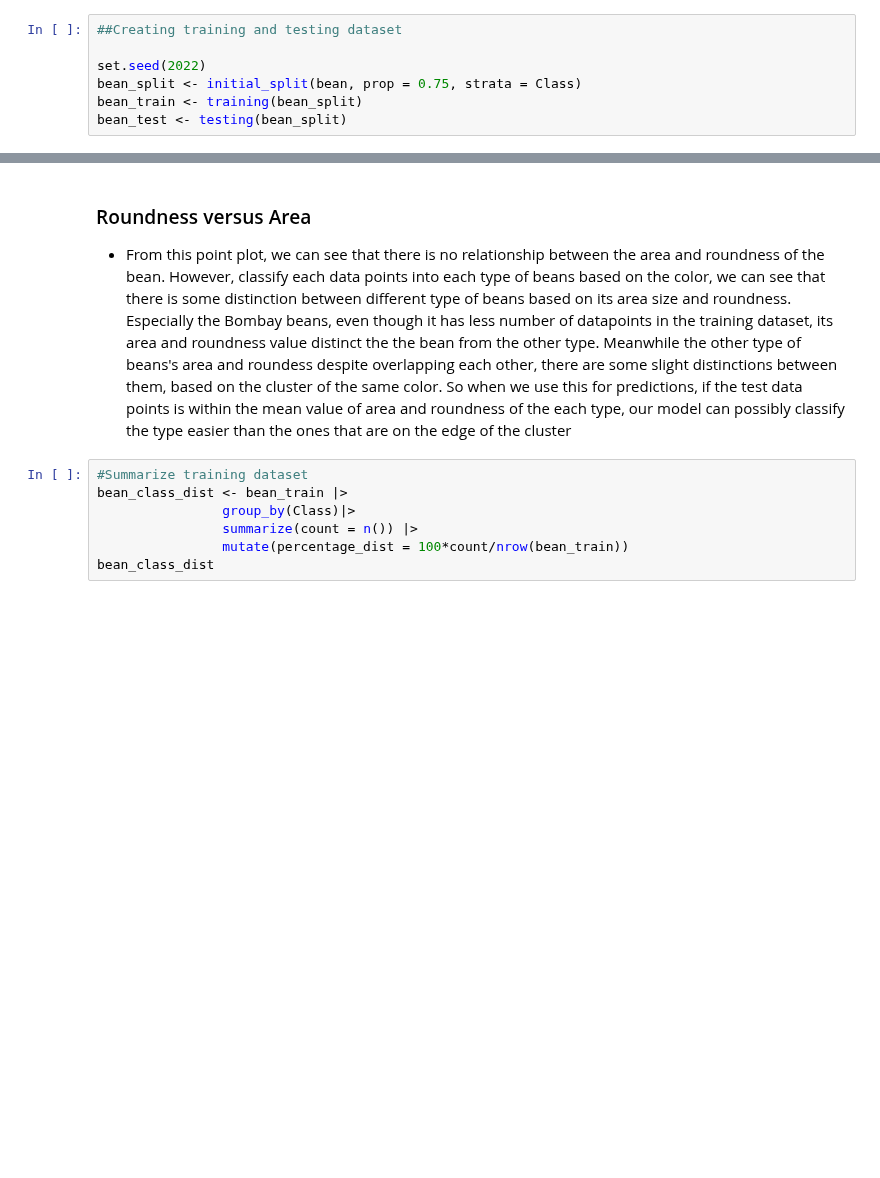
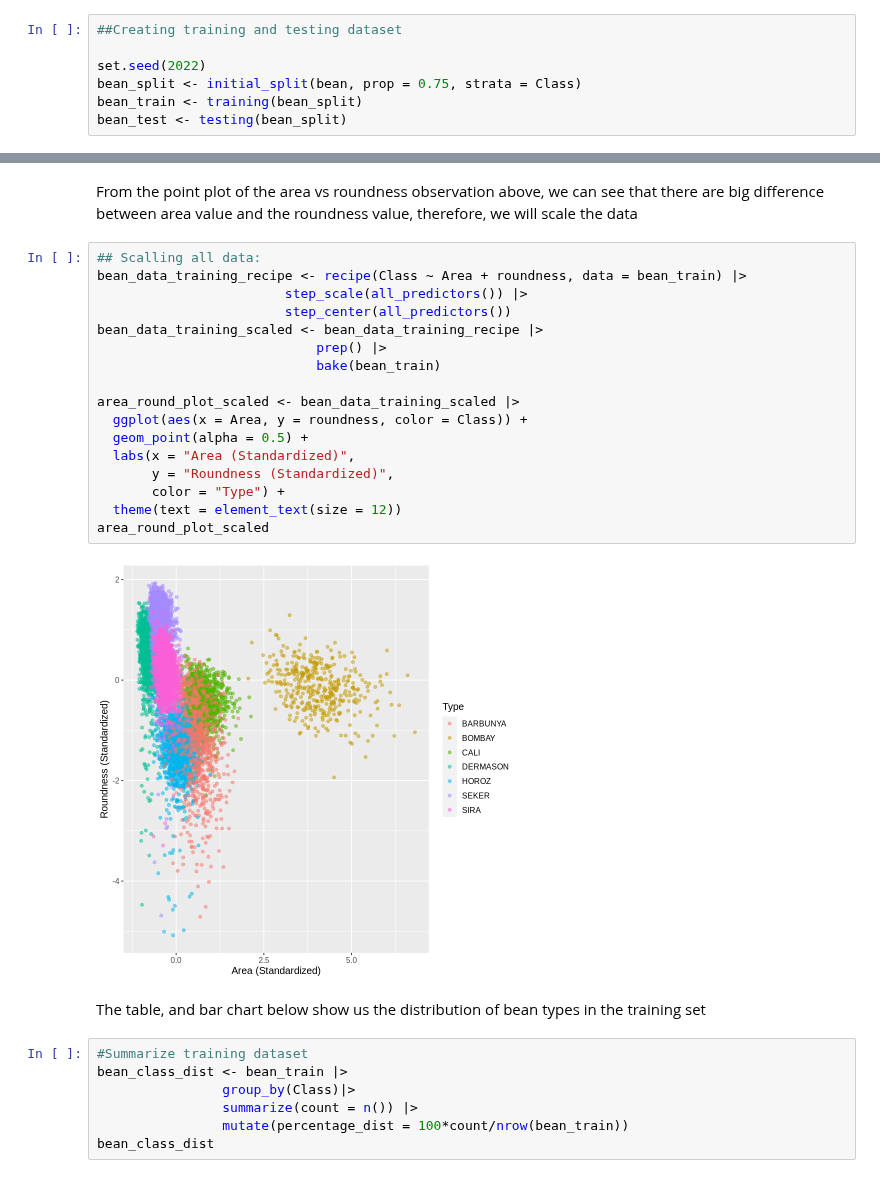
Before and after one commit to emeraldnqa/Bean-Type-Classfiifcation, a Jupyter notebook: proposal code.ipynb, the cells around one changed output, grey strips where cells are left out. Saved outputs shown, nothing was run; the diff lists cells and outputs as text; blank space fills up the shorter version.

Commit message:
Delete observations, add references, move cells, scale training data

```diff
--- a/proposal code.ipynb
+++ b/proposal code.ipynb
@@ -106,8 +75,28 @@ area_ecc
 # %% [output]
 [figure]
-# %% [markdown]
-### Roundness versus Area ###
-- From this point plot, we can see that there is no relationship between the area and roundness of the bean. However, classify each data points into each type of beans based on the color, we can see that there is some distinction between different type of beans based on its area size and roundness. Especially the Bombay beans, even though it has less number of datapoints in the training dataset, its area and roundness value distinct the the bean from the other type. Meanwhile the other type of beans's area and roundess despite overlapping each other, there are some slight distinctions between them, based on the cluster of the same color. So when we use this for predictions, if the test data points is within the mean value of area and roundness of the each type, our model can possibly classify the type easier than the ones that are on the edge of the cluster
+# %% [markdown]
+From the point plot of the area vs roundness observation above, we can see that there are big difference between area value and the roundness value, therefore, we will scale the data
+# %%
+## Scalling all data:
+bean_data_training_recipe <- recipe(Class ~ Area + roundness, data = bean_train) |>
+                        step_scale(all_predictors()) |>
+                        step_center(all_predictors())
+bean_data_training_scaled <- bean_data_training_recipe |>
+                            prep() |>
+                            bake(bean_train)
+
+area_round_plot_scaled <- bean_data_training_scaled |>
+  ggplot(aes(x = Area, y = roundness, color = Class)) +
+  geom_point(alpha = 0.5) +
+  labs(x = "Area (Standardized)",
+       y = "Roundness (Standardized)",
+       color = "Type") +
+  theme(text = element_text(size = 12))
+area_round_plot_scaled
+# %% [output]
+[figure, added]
+# %% [markdown]
+The table, and bar chart below show us the distribution of bean types in the training set
 # %%
 #Summarize training dataset
 bean_class_dist <- bean_train |>
```
Also changed, not shown: parts of 12 cells of this notebook.
